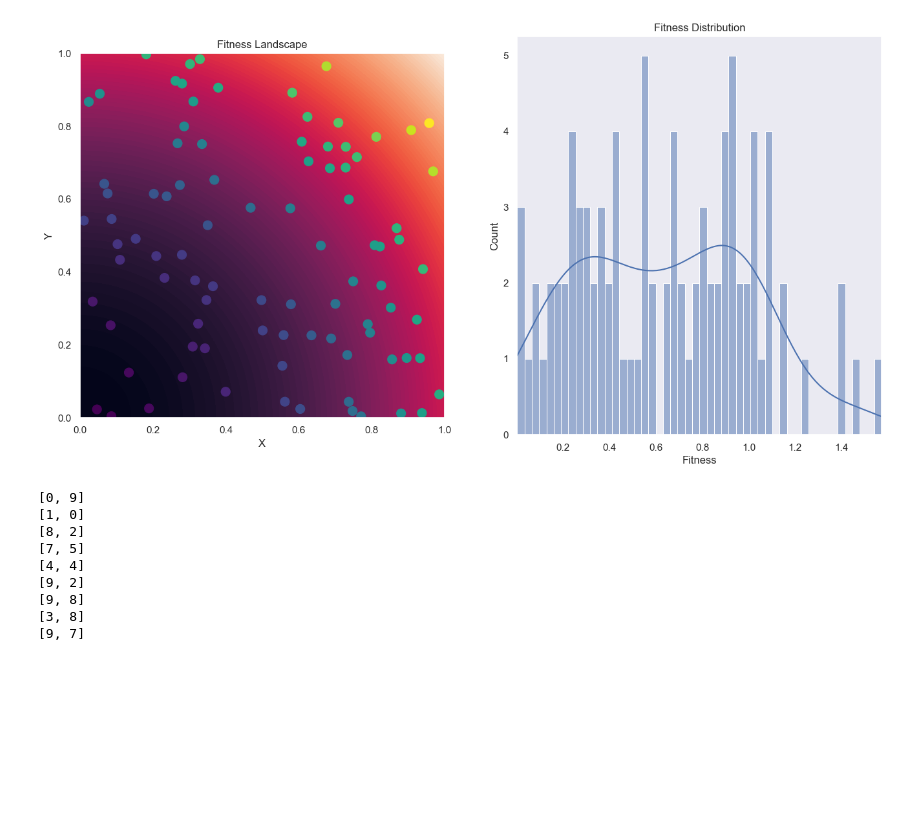
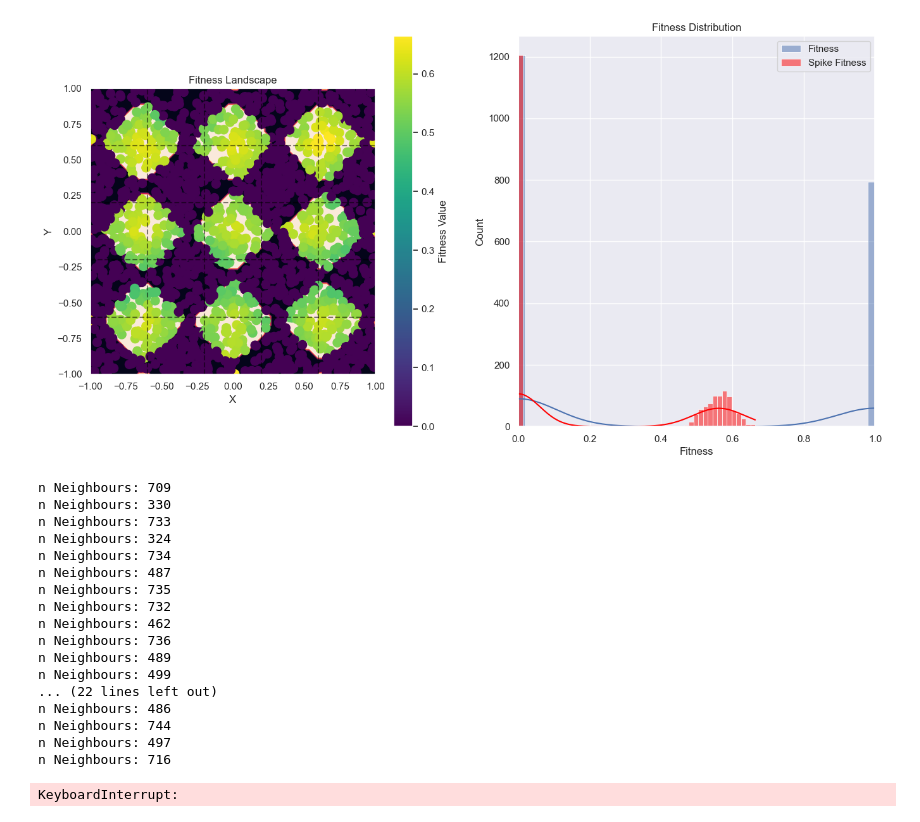
Before and after one commit to Software-Engineering-2-PoliMi2024/opensbt-core, a Jupyter notebook: SearchBasedTesterScripts/test.ipynb, the cells around one changed output. Drawn from its saved outputs; the diff is of its cells as text; code cells hidden in the pictures; blank space fills up the shorter version.

Commit message:
feat: spike fitness function test

```diff
--- a/SearchBasedTesterScripts/test.ipynb
+++ b/SearchBasedTesterScripts/test.ipynb
@@ -13,26 +10,56 @@ The autoreload extension is already loaded. To reload it, use:
 # %%
-sampleBase = SampleBase([(0, 1), (0, 1)], 0.1)
+radius = 0.2
+sampleBase = SampleBase([(-1, 1), (-1, 1)], radius)
 fitnessBase = FitnessBase()
-f = lambda x,y: x**2 + y**2
+spikeFitnessBase = FitnessBase()
+# f = lambda x,y: (-np.sign(x**2 + y**2 - 0.1) + 1)/2
+f = lambda x,y: (np.sign(np.cos(10 * x) + np.cos(10* y) - 0.1) + 1)/2
+#f = lambda x,y: x**2 + y**2
 
 interactivePlotter = InteractivePlotter()
 
-refreshRate = 10
-for i in range(100):
-    sample = np.random.uniform(0, 1, 2)
+def computeSpikeFitness(sample):
+    if fitnessBase.getFitness(sample) == 0:
+        return 0
+    neighbours = sampleBase.getNeighbours(sample)
+    distances = np.linalg.norm(neighbours - sample, axis=1)
+    trueNeighbours = np.array(neighbours)[distances <= radius]
+    spikeFitness = np.mean(fitnessBase.getFitnesses(trueNeighbours))
+    return 1 - spikeFitness
+
+refreshRate = 100
+for i in range(10000):
+    sample = np.random.uniform(-1, 1, 2)
     sampleBase.addSample(sample)
     fitness = f(sample[0], sample[1])
     fitnessBase.writeFitness(sample, fitness)
+    neighbours = sampleBase.getNeighbours(sample)
+    print('n Neighbours:', len(neighbours))
+    distances = np.linalg.norm(neighbours - sample, axis=1)
+    trueNeighbours = np.array(neighbours)[distances <= radius]
+    spikeFitnesses = np.array([computeSpikeFitness(neighbour) for neighbour in trueNeighbours])
+    for j, neighbour in enumerate(trueNeighbours):
+        spikeFitness = spikeFitnesses[j]
+        spikeFitnessBase.writeFitness(neighbour, spikeFitness)
     if i % refreshRate == 0:
-        interactivePlotter(sampleBase, fitnessBase, f)
+        interactivePlotter(sampleBase, fitnessBase, spikeFitnessBase, f, radius)
 # %% [output]
-[figure, old version]
+[figure, new version]
-[0, 9]
-[1, 0]
-[8, 2]
-[7, 5]
-[4, 4]
-[9, 2]
-[9, 8]
-[3, 8]
-[9, 7]
+n Neighbours: 709
+n Neighbours: 330
+n Neighbours: 733
+n Neighbours: 324
+n Neighbours: 734
+n Neighbours: 487
+n Neighbours: 735
+n Neighbours: 732
+n Neighbours: 462
+n Neighbours: 736
+n Neighbours: 489
+n Neighbours: 499
+... (22 lines left out)
+n Neighbours: 486
+n Neighbours: 744
+n Neighbours: 497
+n Neighbours: 716
+KeyboardInterrupt:
```
Also changed, not shown: parts of 1 cell of this notebook, 3 other files.
